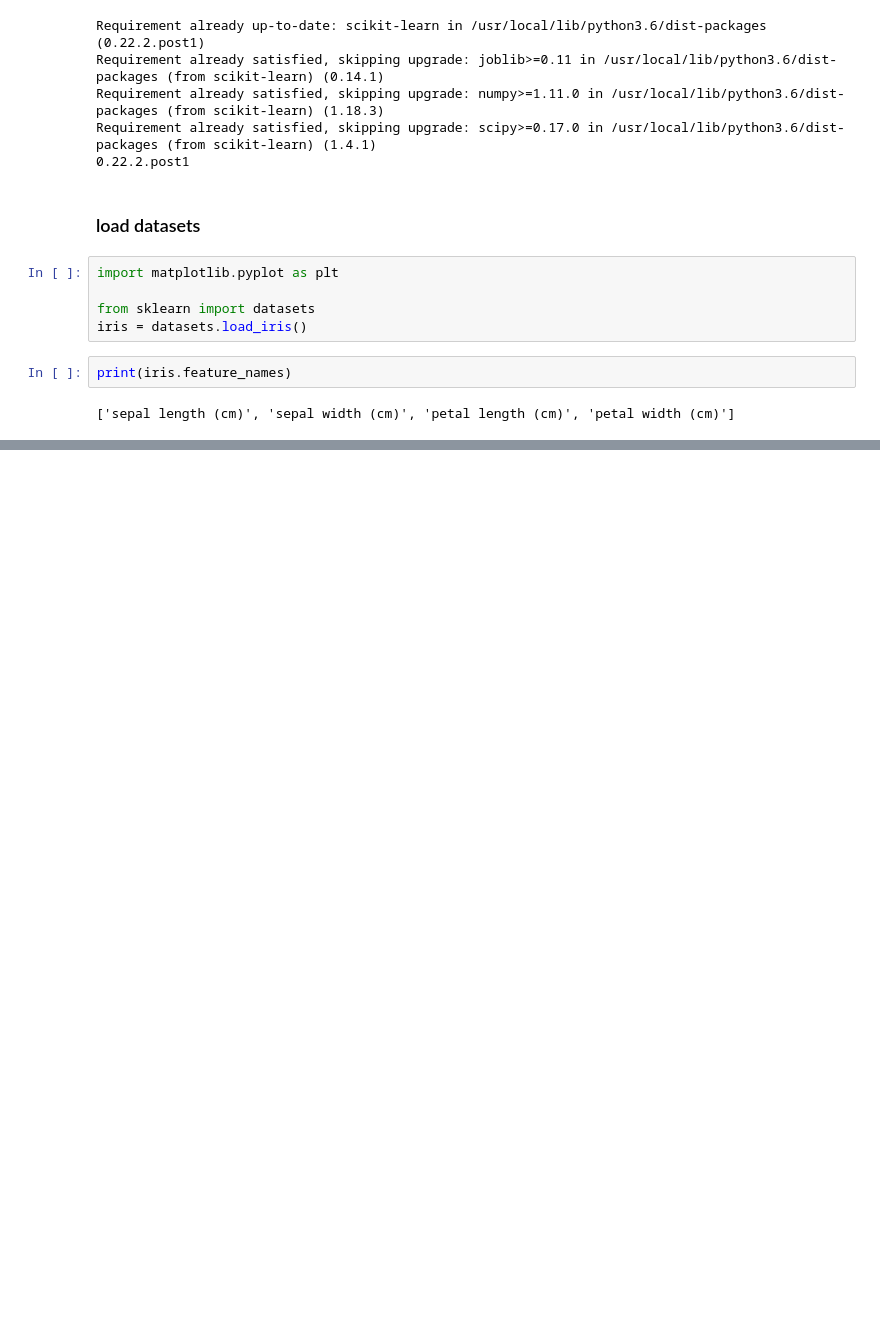
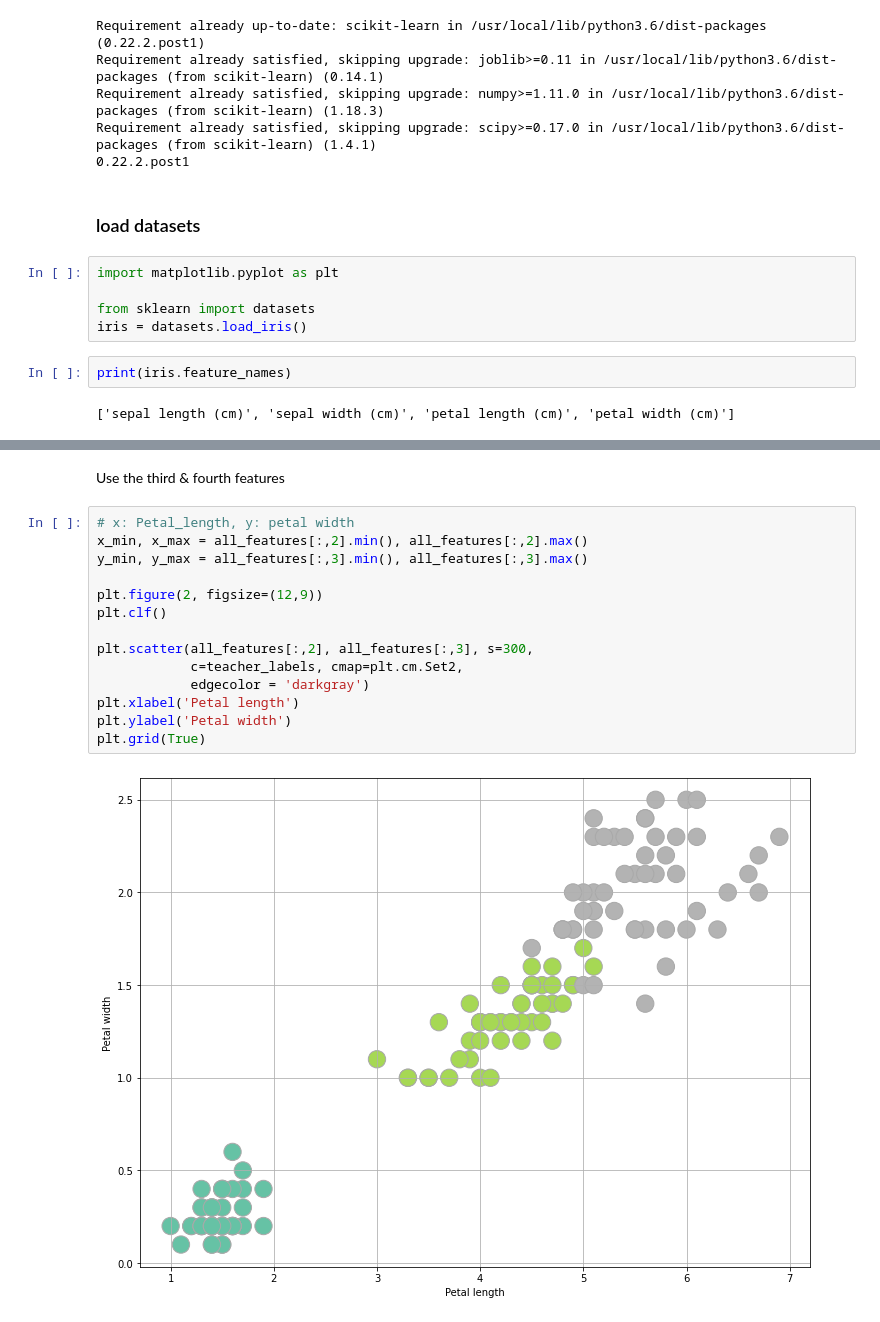
Before and after one commit to nobobobo/ml-handson, a Jupyter notebook: categorize_iris.ipynb, the cells around one changed output, grey strips where cells are left out. Drawn from its saved outputs; the diff is of its cells as text; blank space fills up the shorter version.

```diff
--- a/categorize_iris.ipynb
+++ b/categorize_iris.ipynb
@@ -72,0 +127,18 @@ pd.DataFrame(iris.data, columns=iris.feature_names)
+# %% [markdown]
+Use the third & fourth features
+# %%
+# x: Petal_length, y: petal width
+x_min, x_max = all_features[:,2].min(), all_features[:,2].max()
+y_min, y_max = all_features[:,3].min(), all_features[:,3].max()
+
+plt.figure(2, figsize=(12,9))
+plt.clf()
+
+plt.scatter(all_features[:,2], all_features[:,3], s=300,
+            c=teacher_labels, cmap=plt.cm.Set2,
+            edgecolor = 'darkgray')
+plt.xlabel('Petal length')
+plt.ylabel('Petal width')
+plt.grid(True)
+# %% [output]
+[figure, added]
```
Also changed, not shown: parts of 12 cells of this notebook.
